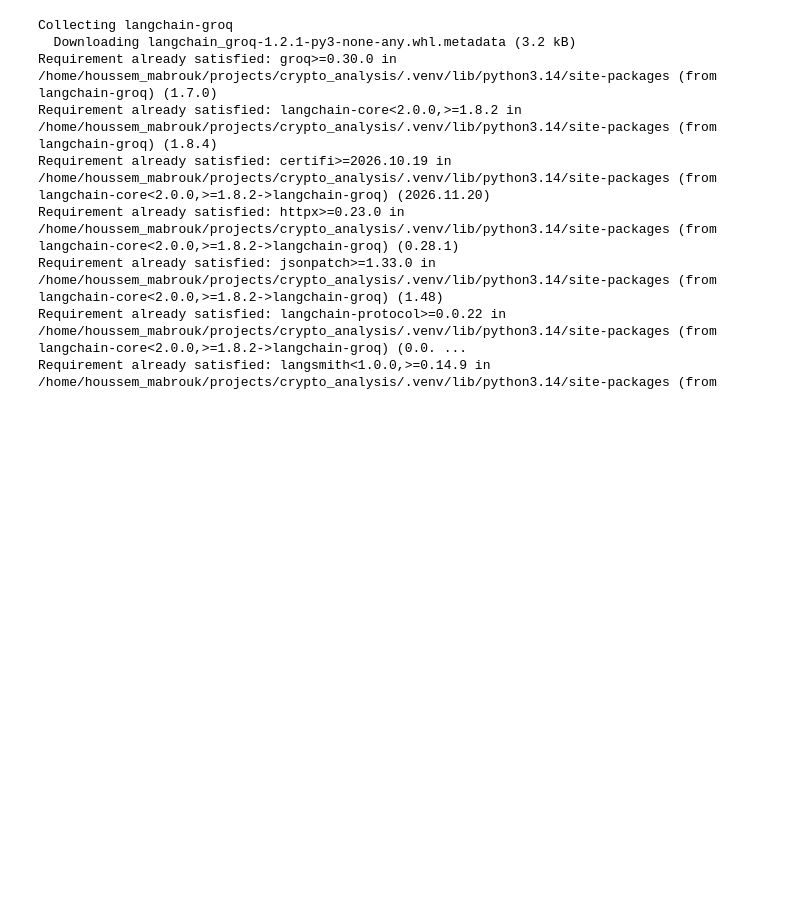
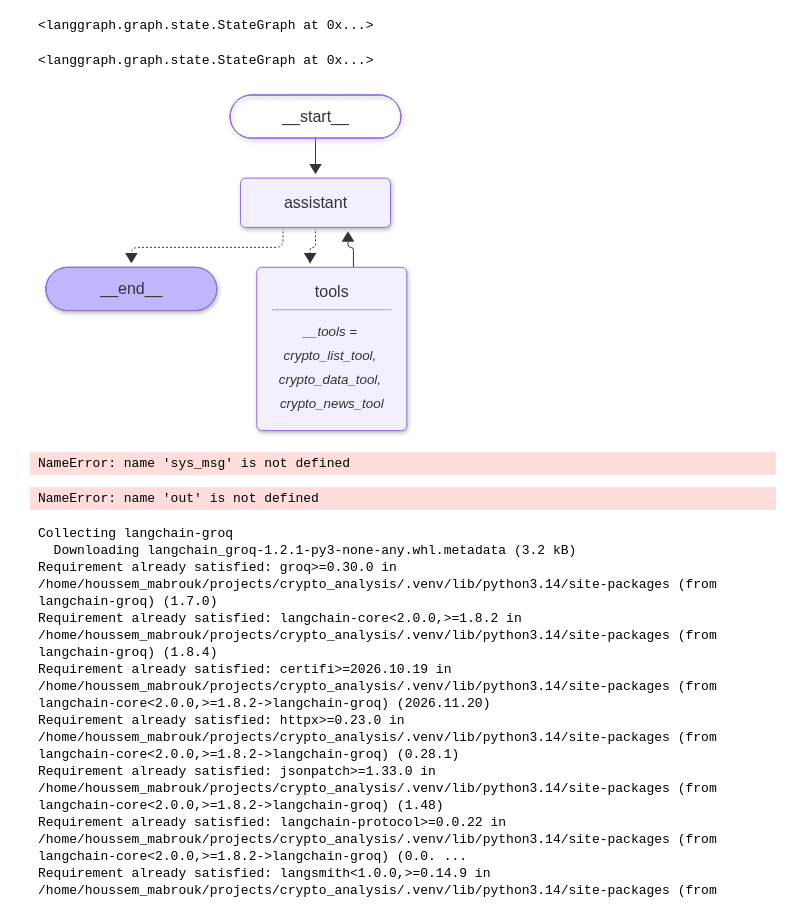
Before and after one commit to Hoss26/crypto_analysis_ai_agent, a Jupyter notebook: notebooks/project.ipynb, the cells around one changed output. Drawn from its saved outputs; the diff is of its cells as text; code cells hidden in the pictures; blank space fills up the shorter version.

Commit message:
build langgraph & adding system message and human message using memory saver and thread ID & adding a chat loop

```diff
--- a/notebooks/project.ipynb
+++ b/notebooks/project.ipynb
@@ -107,0 +154,25 @@ def crypto_news_tool(query:str="crypto",mode:str="top",max_items:int=5)->str:
+# %%
+#building langgraph stateGraph
+builder = StateGraph(MessagesState)
+# %%
+#adding node
+builder.add_node("assistant",assistant)
+builder.add_node("tools",tool_node)
+# %% [output]
+<langgraph.graph.state.StateGraph at 0x...>
+# %%
+#edges
+builder.add_edge(START,"assistant")
+builder.add_conditional_edges("assistant",tools_condition)
+builder.add_edge("tools","assistant")
+# %% [output]
+<langgraph.graph.state.StateGraph at 0x...>
+# %%
+#compile graph
+react_graph = builder.compile()
+# %%
+#visualizing the graph
+from IPython.display import Image,display
+display(Image(react_graph.get_graph(xray=True).draw_mermaid_png()))
+# %% [output]
+[figure, added]
@@ -108,3 +186,16 @@ def crypto_news_tool(query:str="crypto",mode:str="top",max_items:int=5)->str:
+# %%
+#invoke graph
+out = react_graph.invoke({"messages":messages})
+# %% [output]
+NameError: name 'sys_msg' is not defined
+# %%
+for m in out["messages"]:
+    try:
+        m.pretty_print()
+    except Exception:
+        print(m)
+# %% [output]
+NameError: name 'out' is not defined
 # %%
 %pip install langchain-groq
 # %% [output]
```
Also changed, not shown: parts of 8 cells of this notebook.
